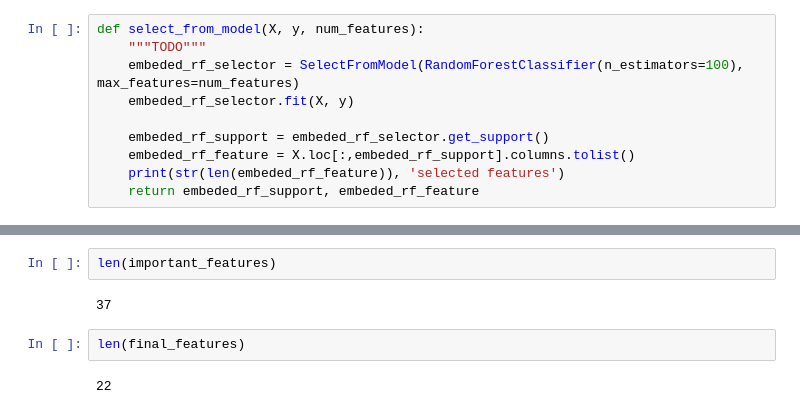
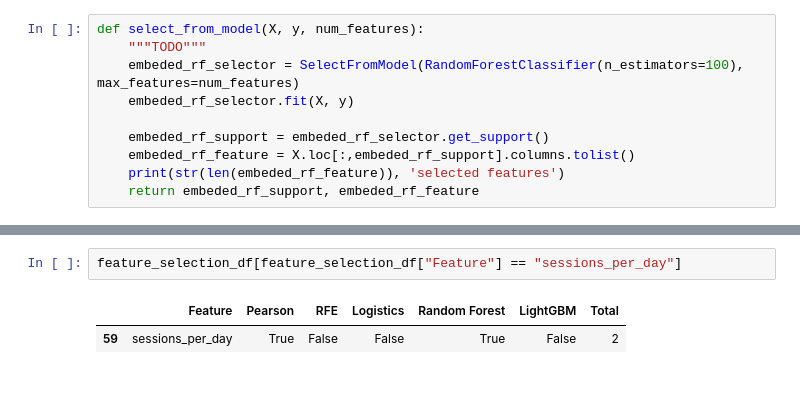
Before and after one commit to christofranz/sparkify-churn-prediction, a Jupyter notebook: Sparkify_churn_prediction.ipynb, the cells around one changed output, grey strips where cells are left out. Cells and saved outputs as stored; diff of their text form; blank space fills up the shorter version.

```diff
--- a/Sparkify_churn_prediction.ipynb
+++ b/Sparkify_churn_prediction.ipynb
@@ -642,8 +273,5 @@ NameError: name 'feature_selection_df' is not defined
-# %%
-len(important_features)
-# %% [output]
-37
-# %%
-len(final_features)
-# %% [output]
-22
+# %%
+feature_selection_df[feature_selection_df["Feature"] == "sessions_per_day"]
+# %% [output]
+|  | Feature | Pearson | RFE | Logistics | Random Forest | LightGBM | Total |
+| 59 | sessions_per_day | True | False | False | True | False | 2 |
```
Also changed, not shown: parts of 82 cells of this notebook.
